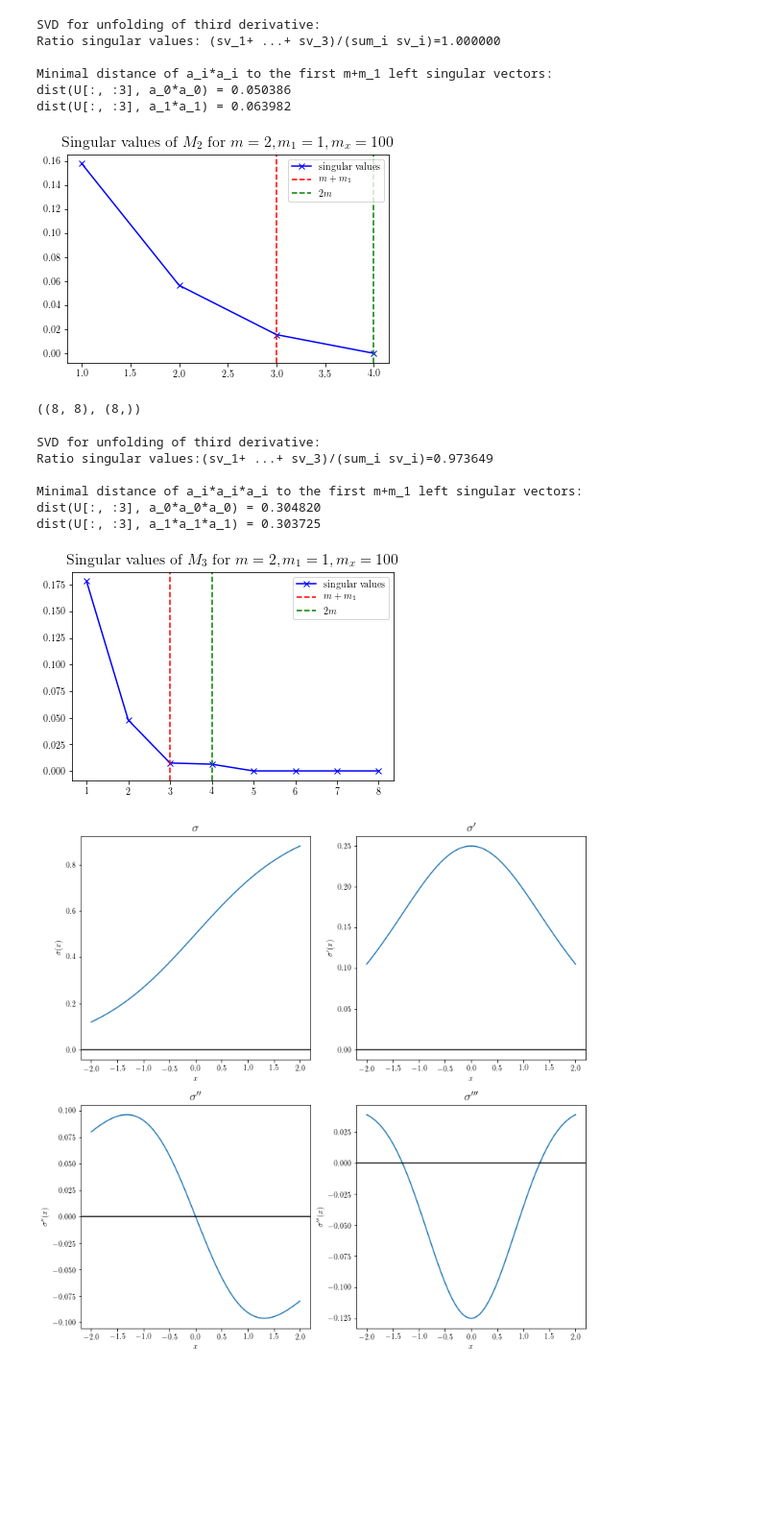
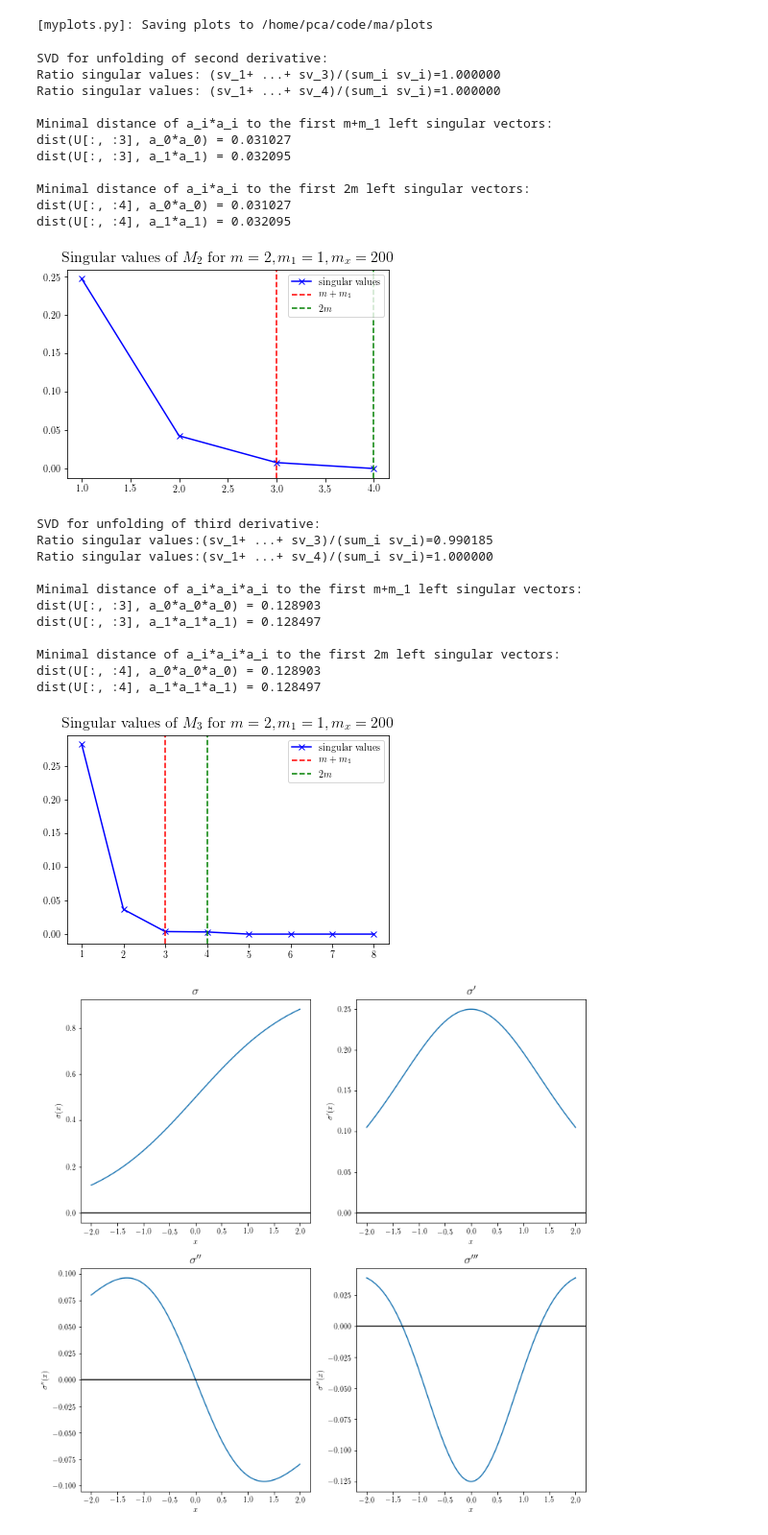
Before and after one commit to danwin91/ma, a Jupyter notebook: results_sigmoid.ipynb, the cells around one changed output. Shown: that part at 96% size. Cells and saved outputs as stored; diff of their text form; code cells hidden in the pictures; blank space fills up the shorter version.

```diff
--- a/results_sigmoid.ipynb
+++ b/results_sigmoid.ipynb
@@ -11,6 +11,10 @@ from sigmoid import g,dg,ddg,dddg, plot_sigmoid
 import myplots
 from tensor_util import *
 from main_function import f, df, ddf, dddf
+
+g_name = "sigmoid"
+# %% [output]
+[myplots.py]: Saving plots to /home/pca/code/ma/plots
 # %%
 def uniformSphere(d, m_x):
     x = np.random.normal(size=(m_x,d))
@@ -38,7 +42,7 @@ def decomp_svd_dd(X,A,B, randomize=False):
     Returns
     -------
     alot
-        True if successful, False otherwise.
+
     """
     m = A.shape[1]
     ddf_values = ddf(X,A,B)
@@ -71,7 +75,7 @@ def decomp_svd_ddd(X,A,B, randomize=False):
     Returns
     -------
     alot
-        True if successful, False otherwise.
+
     """
     m = A.shape[1]
     dddf_values = dddf(X,A,B)
@@ -90,7 +94,7 @@ def decomp_svd_ddd(X,A,B, randomize=False):
 #Setting parameters, and creating data
 m = 2
 m_1 = 1
-m_x = 100
+m_x = 200
 X = uniformSphere(m, m_x)
 A = ortho_group.rvs(dim = m)# m orthogonal vectors with dim m, a_1, ..., a_m
 A = np.transpose(A)
@@ -98,46 +102,62 @@ B = ortho_group.rvs(dim = m)[:m_1]#m_1 orthogonal vectors with dimension m b_1,
 B = np.transpose(B)
 # %%
 ddf_values, U_dd, D_dd = decomp_svd_dd(X,A,B,randomize=True)
-myplots.plot_singular_values(D_dd, m, m_1, m_x, der = 2, filename="sigmoid2nd.pdf")
+myplots.plot_singular_values(D_dd, m, m_1, m_x, der = 2, filename= g_name + "2nd.pdf")
 k = m+m_1
 
-print("SVD for unfolding of third derivative:")
-ratio_sv = np.sum(D_dd[:k])/np.sum(D_dd)
-print("Ratio singular values: (sv_1+ ...+ sv_{})/(sum_i sv_i)={:.6f}".format(k, ratio_sv))
+print("SVD for unfolding of second derivative:")
+ratio_sv_1 = np.sum(D_dd[:k])/np.sum(D_dd)
+ratio_sv_2 = np.sum(D_dd[:2*m])/np.sum(D_dd)
+print("Ratio singular values: (sv_1+ ...+ sv_{})/(sum_i sv_i)={:.6f}".format(k, ratio_sv_1))
+print("Ratio singular values: (sv_1+ ...+ sv_{})/(sum_i sv_i)={:.6f}".format(2*m, ratio_sv_2))
 
 print("\nMinimal distance of a_i*a_i to the first m+m_1 left singular vectors:")
 for i in range(m):
     print("dist(U[:, :{}], a_{}*a_{}) = {:.6f}".format(k,i,i,np.min(tensor_distance_to_columns(A[:,i], U_dd, k, mode=2))))
+print("\nMinimal distance of a_i*a_i to the first 2m left singular vectors:")
+for i in range(m):
+    print("dist(U[:, :{}], a_{}*a_{}) = {:.6f}".format(2*m,i,i,np.min(tensor_distance_to_columns(A[:,i], U_dd, 2*m, mode=2))))
 # %% [output]
-SVD for unfolding of third derivative:
+SVD for unfolding of second derivative:
 Ratio singular values: (sv_1+ ...+ sv_3)/(sum_i sv_i)=1.000000
+Ratio singular values: (sv_1+ ...+ sv_4)/(sum_i sv_i)=1.000000
 
 Minimal distance of a_i*a_i to the first m+m_1 left singular vectors:
-dist(U[:, :3], a_0*a_0) = 0.050386
-dist(U[:, :3], a_1*a_1) = 0.063982
+dist(U[:, :3], a_0*a_0) = 0.031027
+dist(U[:, :3], a_1*a_1) = 0.032095
+
+Minimal distance of a_i*a_i to the first 2m left singular vectors:
+dist(U[:, :4], a_0*a_0) = 0.031027
+dist(U[:, :4], a_1*a_1) = 0.032095
-[figure, old version]
+[figure, new version]
-# %%
-U_ddd.shape, D_ddd.shape
-# %% [output]
-((8, 8), (8,))
 # %%
 dddf_values, U_ddd, D_ddd = decomp_svd_ddd(X,A,B, randomize=False)
-myplots.plot_singular_values(D_ddd, m,m_1,m_x, der = 3, filename="sigmoid3rd.pdf")
+myplots.plot_singular_values(D_ddd, m,m_1,m_x, der = 3, filename=g_name + "3rd.pdf")
 k = m+m_1
 
 print("\nSVD for unfolding of third derivative:")
-ratio_sv = np.sum(D_ddd[:k])/np.sum(D_ddd)
-print("Ratio singular values:(sv_1+ ...+ sv_{})/(sum_i sv_i)={:.6f}".format(k, ratio_sv))
+ratio_sv_1 = np.sum(D_ddd[:k])/np.sum(D_ddd)
+ratio_sv_2 = np.sum(D_ddd[:2*m])/np.sum(D_ddd)
 
+print("Ratio singular values:(sv_1+ ...+ sv_{})/(sum_i sv_i)={:.6f}".format(k, ratio_sv_1))
+print("Ratio singular values:(sv_1+ ...+ sv_{})/(sum_i sv_i)={:.6f}".format(2*m, ratio_sv_2))
 print("\nMinimal distance of a_i*a_i*a_i to the first m+m_1 left singular vectors:")
 for i in range(m):
     print("dist(U[:, :{}], a_{}*a_{}*a_{}) = {:.6f}".format(k,i,i,i,np.min(tensor_distance_to_columns(A[:,i], U_ddd, k, mode=3))))
+print("\nMinimal distance of a_i*a_i*a_i to the first 2m left singular vectors:")
+for i in range(m):
+    print("dist(U[:, :{}], a_{}*a_{}*a_{}) = {:.6f}".format(2*m,i,i,i,np.min(tensor_distance_to_columns(A[:,i], U_ddd, 2*m, mode=3))))
 # %% [output]
 SVD for unfolding of third derivative:
-Ratio singular values:(sv_1+ ...+ sv_3)/(sum_i sv_i)=0.973649
+Ratio singular values:(sv_1+ ...+ sv_3)/(sum_i sv_i)=0.990185
+Ratio singular values:(sv_1+ ...+ sv_4)/(sum_i sv_i)=1.000000
 
 Minimal distance of a_i*a_i*a_i to the first m+m_1 left singular vectors:
-dist(U[:, :3], a_0*a_0*a_0) = 0.304820
-dist(U[:, :3], a_1*a_1*a_1) = 0.303725
+dist(U[:, :3], a_0*a_0*a_0) = 0.128903
+dist(U[:, :3], a_1*a_1*a_1) = 0.128497
+
+Minimal distance of a_i*a_i*a_i to the first 2m left singular vectors:
+dist(U[:, :4], a_0*a_0*a_0) = 0.128903
+dist(U[:, :4], a_1*a_1*a_1) = 0.128497
-[figure, old version]
+[figure, new version]
 # %%
```
Also changed, not shown: parts of 16 cells of this notebook, 3 other files.
